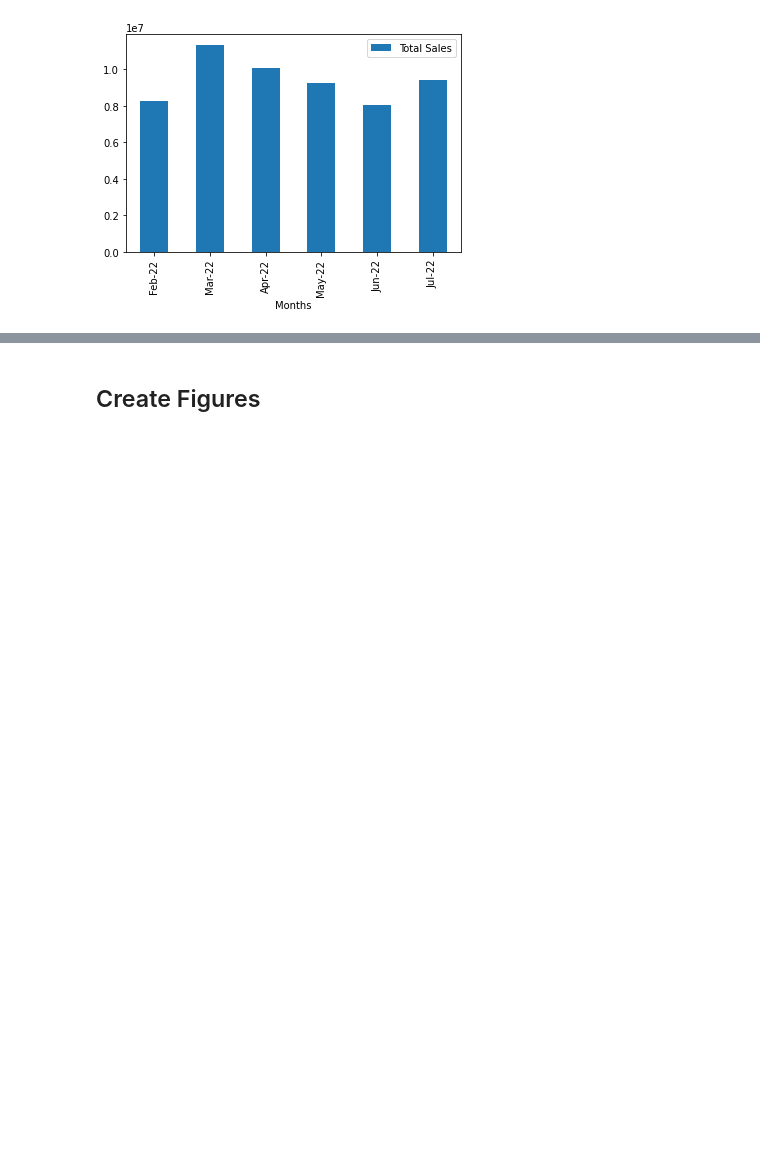
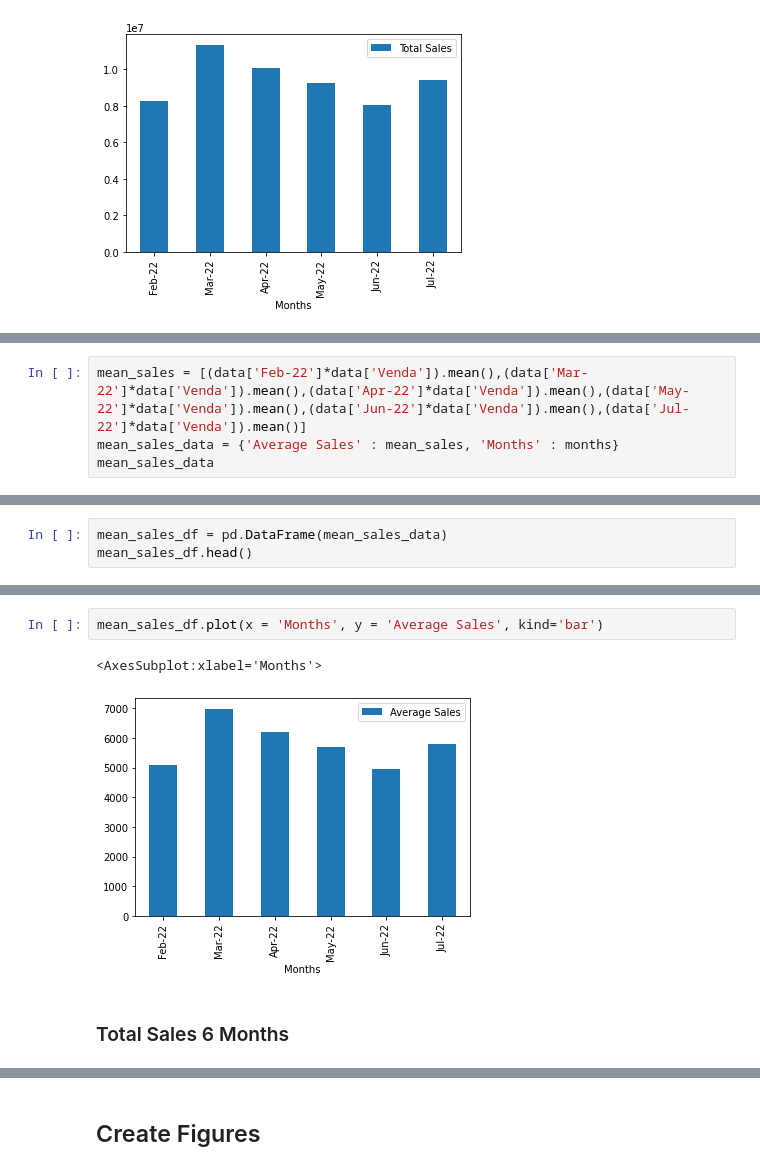
Before and after one commit to rafaelcyin/Bestfer_Solution, a Jupyter notebook: dashboard/bdash[v1.0].ipynb, the cells around one changed output, grey strips where cells are left out. Saved outputs shown, nothing was run; the diff lists cells and outputs as text; blank space fills up the shorter version.

```diff
--- a/dashboard/bdash[v1.0].ipynb
+++ b/dashboard/bdash[v1.0].ipynb
@@ -215,0 +211,4 @@ sales_df.plot(x = 'Months', y = 'Total Sales', kind='bar')
+# %%
+mean_sales = [(data['Feb-22']*data['Venda']).mean(),(data['Mar-22']*data['Venda']).mean(),(data['Apr-22']*data['Venda']).mean(),(data['May-22']*data['Venda']).mean(),(data['Jun-22']*data['Venda']).mean(),(data['Jul-22']*data['Venda']).mean()]
+mean_sales_data = {'Average Sales' : mean_sales, 'Months' : months}
+mean_sales_data
@@ -215,0 +225,3 @@ sales_df.plot(x = 'Months', y = 'Total Sales', kind='bar')
+# %%
+mean_sales_df = pd.DataFrame(mean_sales_data)
+mean_sales_df.head()
@@ -215,0 +235,7 @@ sales_df.plot(x = 'Months', y = 'Total Sales', kind='bar')
+# %%
+mean_sales_df.plot(x = 'Months', y = 'Average Sales', kind='bar')
+# %% [output]
+<AxesSubplot:xlabel='Months'>
+[figure, added]
+# %% [markdown]
+### Total Sales 6 Months
```
Also changed, not shown: parts of 12 cells of this notebook.
